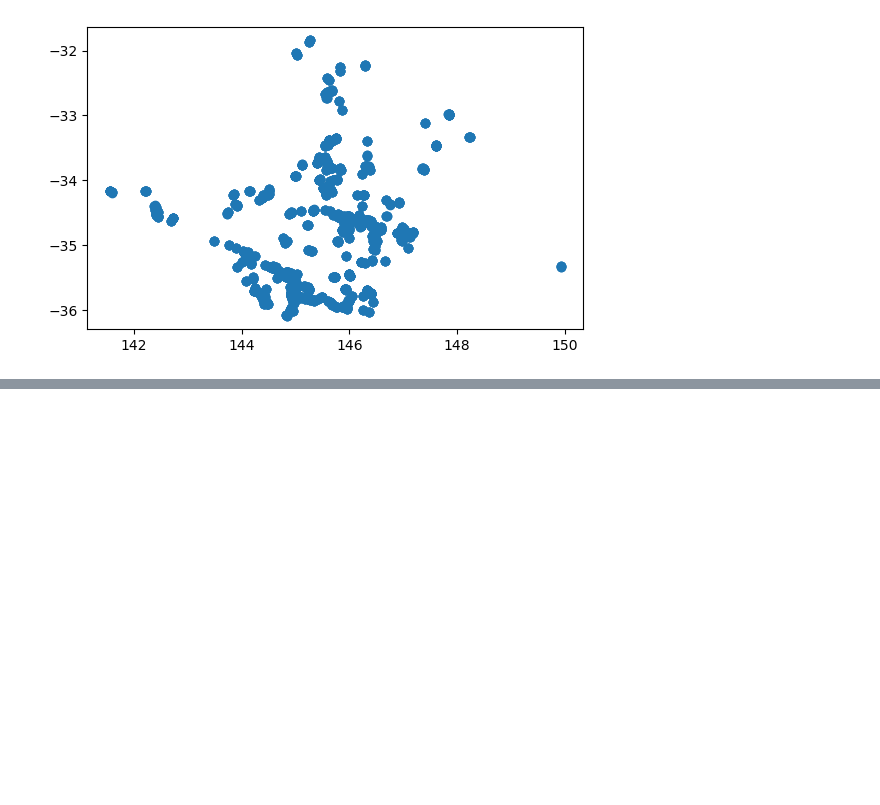
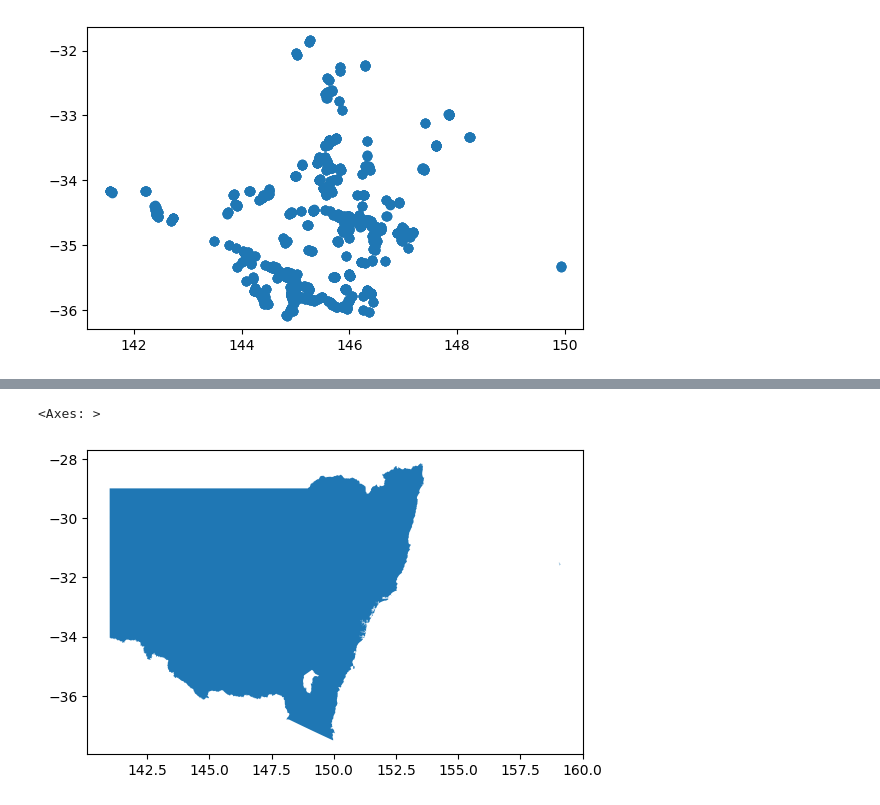
Before and after one commit to mjbeall09876/Capstone_DA09, a Jupyter notebook: NSW/NSW Map.ipynb, the cells around one changed output, grey strips where cells are left out. Cells and saved outputs as stored; diff of their text form; code cells hidden in the pictures; blank space fills up the shorter version.

```diff
--- a/NSW/NSW Map.ipynb
+++ b/NSW/NSW Map.ipynb
@@ -95,0 +119,5 @@ nswmap.plot()
+# %%
+nsw.plot()
+# %% [output]
+<Axes: >
+[figure, added]
```
Also changed, not shown: parts of 16 cells of this notebook, 8 other files.
